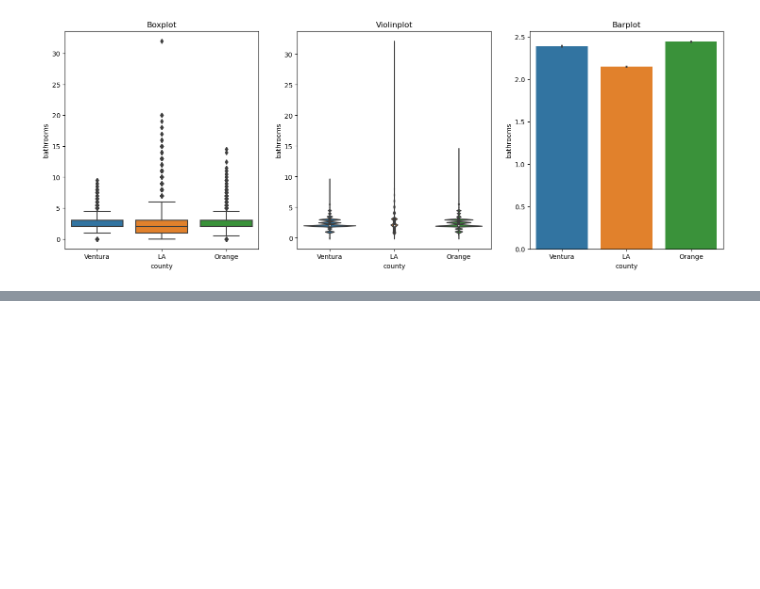
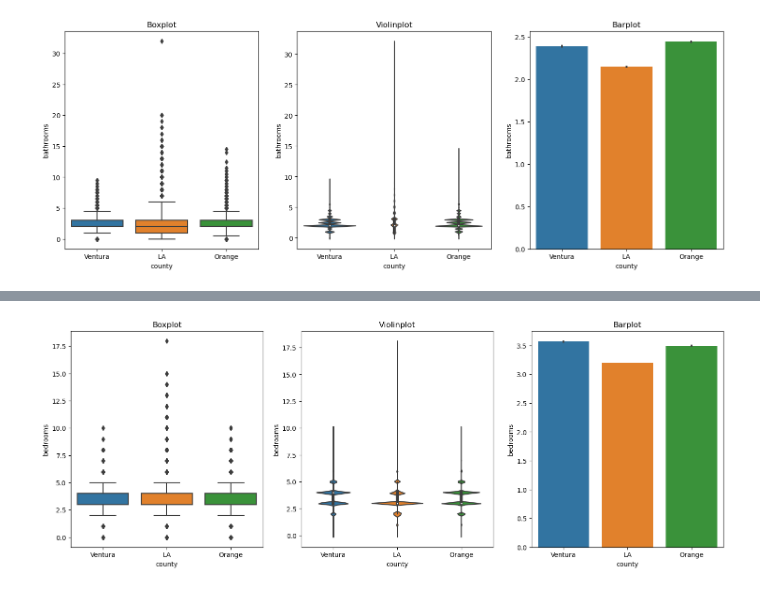
Before and after one commit to Jacob-Ball22/regression-exercises, a Jupyter notebook: exploration.ipynb, the cells around one changed output, grey strips where cells are left out. Cells and saved outputs as stored; diff of their text form; code cells hidden in the pictures; blank space fills up the shorter version.

```diff
--- a/exploration.ipynb
+++ b/exploration.ipynb
@@ -88,0 +94,4 @@ plot_categorical_and_continuous_vars(train, 'county', 'bathrooms')
+# %%
+e.plot_categorical_and_continuous_vars(train, 'county', 'bedrooms')
+# %% [output]
+[figure, added]
```
Also changed, not shown: parts of 13 cells of this notebook.
